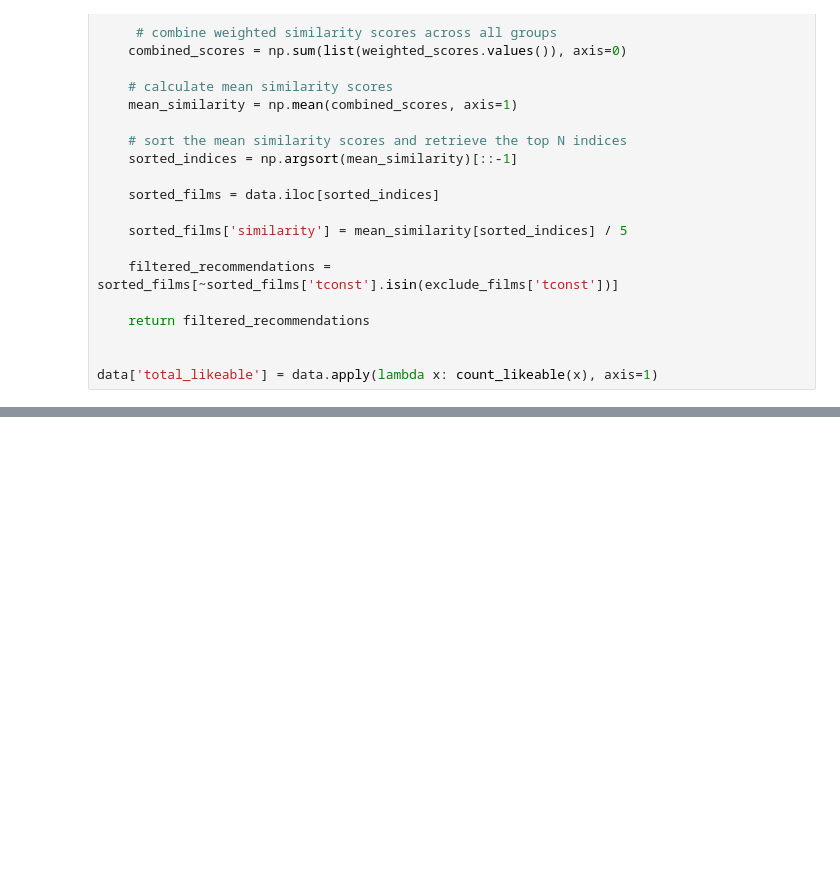
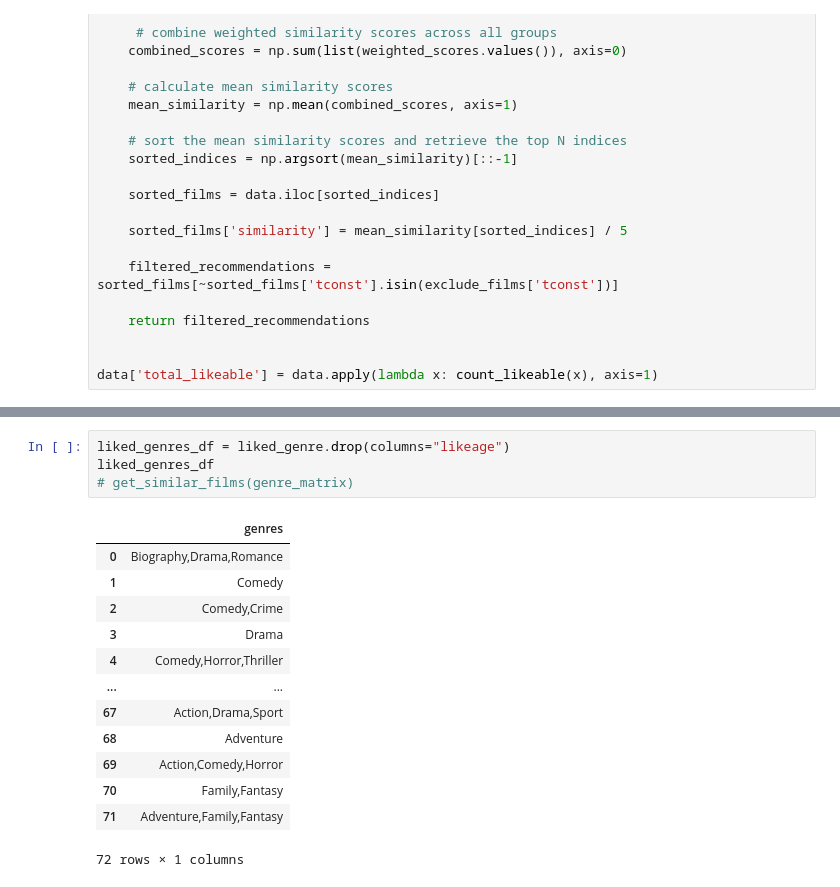
Before and after one commit to Roland-02/Cinephile.com, a Jupyter notebook: recommendEngine.ipynb, the cells around one changed output, grey strips where cells are left out. Cells and saved outputs as stored; diff of their text form; blank space fills up the shorter version.

```diff
--- a/recommendEngine.ipynb
+++ b/recommendEngine.ipynb
@@ -759,0 +769,18 @@ most_common_names(x)
+# %%
+liked_genres_df = liked_genre.drop(columns="likeage")
+liked_genres_df
+# get_similar_films(genre_matrix)
+# %% [output]
+|  | genres |
+| 0 | Biography,Drama,Romance |
+| 1 | Comedy |
+| 2 | Comedy,Crime |
+| 3 | Drama |
+| 4 | Comedy,Horror,Thriller |
+| ... | ... |
+| 67 | Action,Drama,Sport |
+| 68 | Adventure |
+| 69 | Action,Comedy,Horror |
+| 70 | Family,Fantasy |
+| 71 | Adventure,Family,Fantasy |
+72 rows × 1 columns
```
Also changed, not shown: parts of 7 cells of this notebook, 4 other files.
